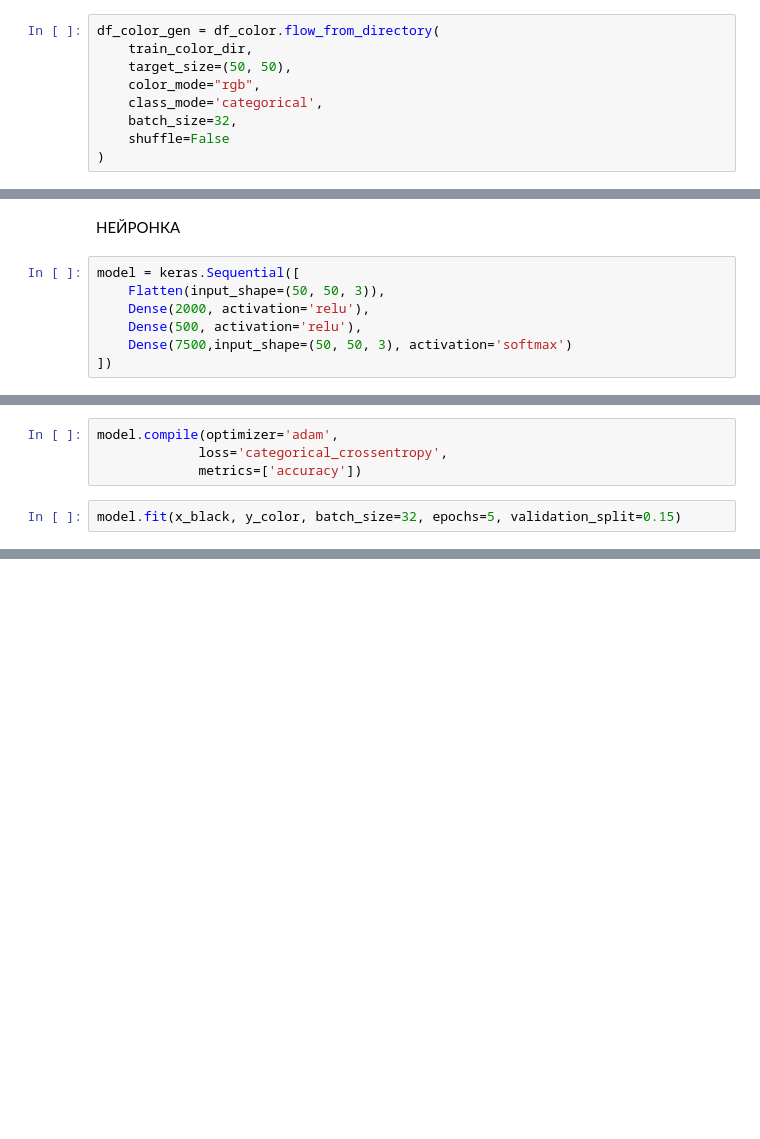
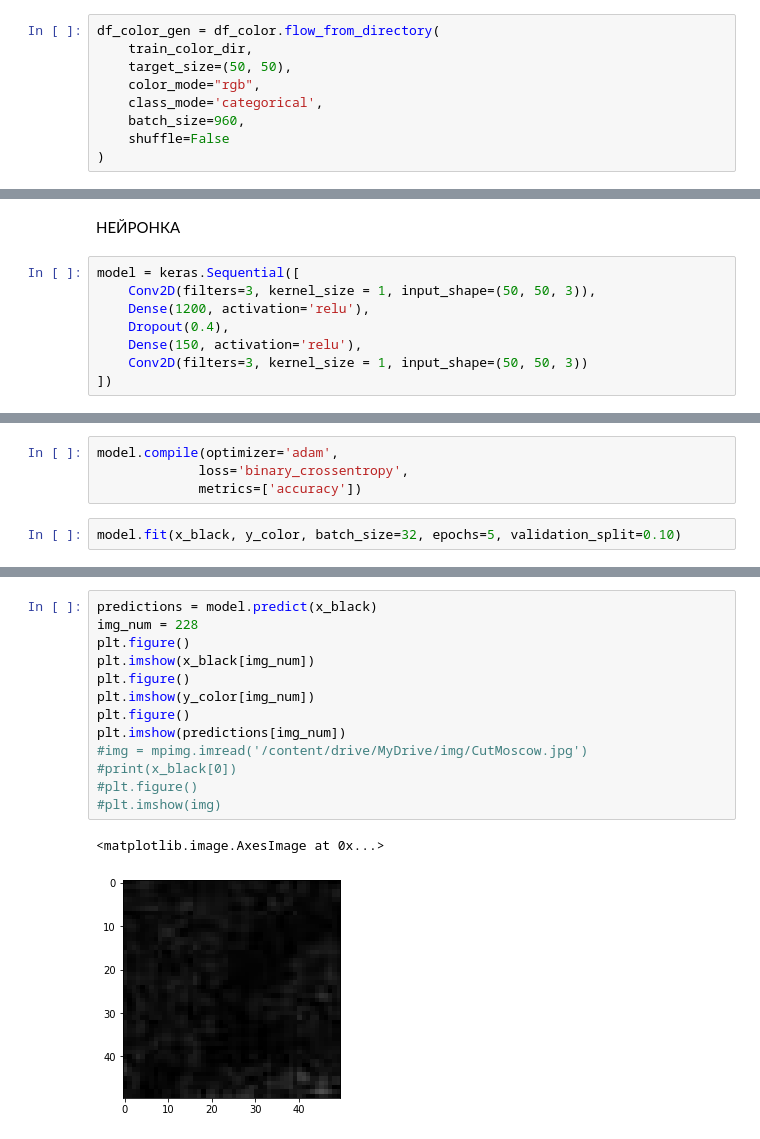
Before and after one commit to dezlorator1/DSS, a Jupyter notebook: Test.ipynb, the cells around one changed output, grey strips where cells are left out. Drawn from its saved outputs; the diff is of its cells as text; blank space fills up the shorter version.

```diff
--- a/Test.ipynb
+++ b/Test.ipynb
@@ -66,7 +67,7 @@ df_color_gen = df_color.flow_from_directory(
     target_size=(50, 50),
     color_mode="rgb",
     class_mode='categorical',
-    batch_size=32,
+    batch_size=960,
     shuffle=False
 )
 # %% [output]
@@ -107,10 +141,11 @@ for i in range(960):
 НЕЙРОНКА
 # %%
 model = keras.Sequential([
-    Flatten(input_shape=(50, 50, 3)),
-    Dense(2000, activation='relu'),
-    Dense(500, activation='relu'),
-    Dense(7500,input_shape=(50, 50, 3), activation='softmax')
+    Conv2D(filters=3, kernel_size = 1, input_shape=(50, 50, 3)),
+    Dense(1200, activation='relu'),
+    Dropout(0.4),
+    Dense(150, activation='relu'),
+    Conv2D(filters=3, kernel_size = 1, input_shape=(50, 50, 3))
 ])
 # %%
 print(model.summary())
@@ -117,6 +172,6 @@ print(model.summary())
 # %%
 model.compile(optimizer='adam',
-             loss='categorical_crossentropy',
+             loss='binary_crossentropy',
              metrics=['accuracy'])
 # %%
-model.fit(x_black, y_color, batch_size=32, epochs=5, validation_split=0.15)
+model.fit(x_black, y_color, batch_size=32, epochs=5, validation_split=0.10)
@@ -122,0 +195,16 @@ model.fit(x_black, y_color, batch_size=32, epochs=5, validation_split=0.15)
+# %%
+predictions = model.predict(x_black)
+img_num = 228
+plt.figure()
+plt.imshow(x_black[img_num])
+plt.figure()
+plt.imshow(y_color[img_num])
+plt.figure()
+plt.imshow(predictions[img_num])
+#img = mpimg.imread('/content/drive/MyDrive/img/CutMoscow.jpg')
+#print(x_black[0])
+#plt.figure()
+#plt.imshow(img)
+# %% [output]
+<matplotlib.image.AxesImage at 0x...>
+[figure, added]
```
Also changed, not shown: parts of 12 cells of this notebook.
